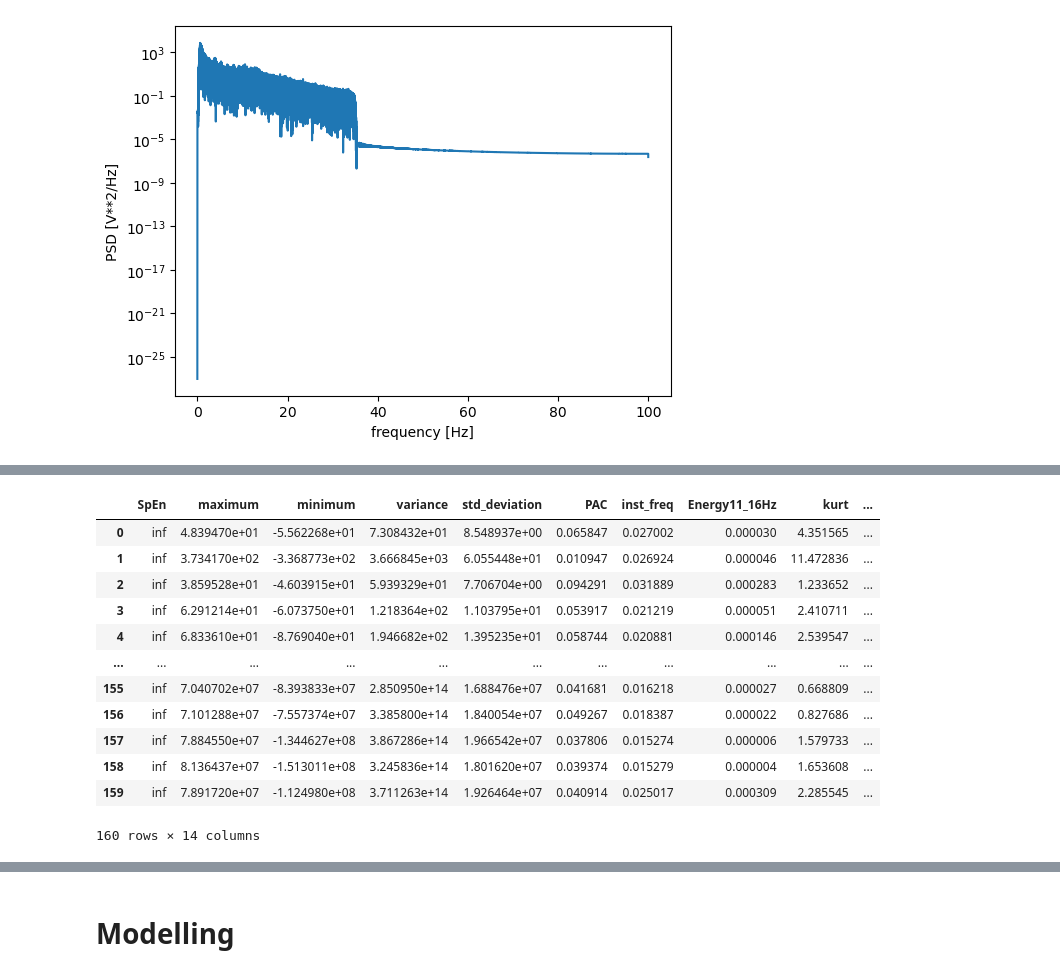
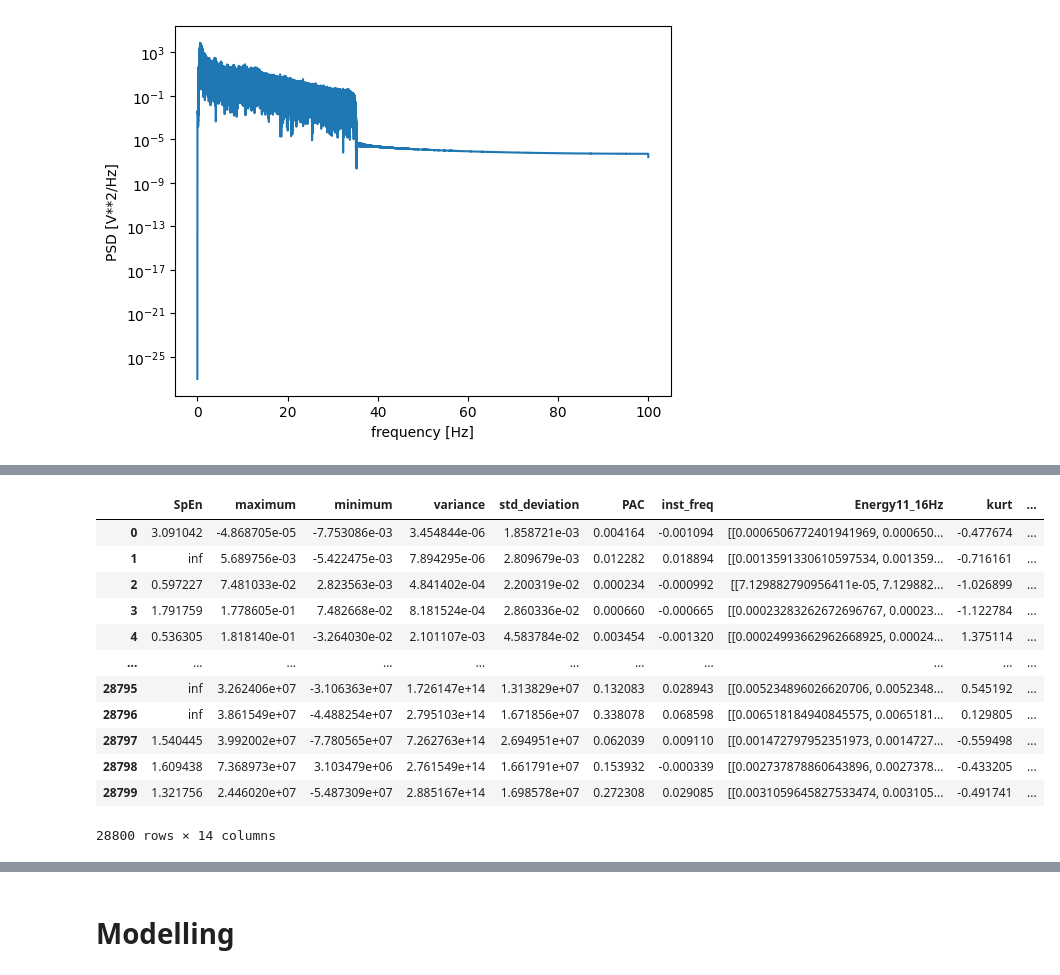
Before and after one commit to FabioLddo/personalized_sleep_spindle_detection, a Jupyter notebook: Project_Gubeli_Ippolito_Loddo.ipynb, the cells around one changed output, grey strips where cells are left out. Saved outputs shown, nothing was run; the diff lists cells and outputs as text; code cells hidden in the pictures.

```diff
--- a/Project_Gubeli_Ippolito_Loddo.ipynb
+++ b/Project_Gubeli_Ippolito_Loddo.ipynb
@@ -251,10 +291,15 @@ plt.show()
 # %%
 import numpy as np
 import pandas as pd
+import scipy
 from scipy.stats import entropy, kurtosis, skew
 from scipy.signal import hilbert, periodogram, spectrogram
+import nolds
+from PyEMD import EMD
 
-def extract_features(excerpt_signals, window_size=18000, fs=1):
+
+
+def extract_features(excerpt_signals, window_size=100, fs=200):
     # initialize an empty list to store the feature values
     feature_values = []
 
@@ -268,10 +313,10 @@ def extract_features(excerpt_signals, window_size=18000, fs=1):
         # loop through each window in the signal
         for j in range(total_windows):
             # extract the window
-            window = signal[j*window_size:(j+1)*window_size]
+            window = signal[j*window_size: (j+1)*window_size]
 
             # compute sample entropy
-            SpEn = entropy(window, 2)
+            SpEn = nolds.sampen(window, emb_dim=2, tolerance=0.05*np.std(window))
 
             # compute maximum and minimum
             maximum = np.max(window)
@@ -288,51 +333,73 @@ def extract_features(excerpt_signals, window_size=18000, fs=1):
             # compute instantaneous frequency
             inst_freq = np.mean(np.diff(np.unwrap(np.angle(hilbert(window)))))/(2*np.pi)
 
+
+            # compute energy ratio (Energy11-16Hz)
+            emd = EMD()
+            imfs = emd(window)
+
+            h_imfs = np.apply_along_axis(hilbert, axis=1, arr=imfs)
+
+            inst_freqs = np.zeros_like(h_imfs)
+            for i in range(h_imfs.shape[0]):
+                inst_freqs[i] = np.gradient(np.unwrap(np.angle(h_imfs[i])))
+
+            freqs, psd = scipy.signal.welch(window, fs=fs)
+            energies = np.zeros_like(imfs)
+            for i in range(imfs.shape[0]):
+                f_imf, p_imf = scipy.signal.welch(imfs[i], fs=fs)
+                energies[i] = np.trapz(p_imf, f_imf)
+            f_low, f_high = 11.0, 16.0
+            idx = np.where(np.logical_and(freqs >= f_low, freqs <= f_high))
+            Energy11_16Hz = np.sum(energies[:, idx], axis=1) / np.sum(energies)
+
+
+
             # compute energy ratio (Energy11-16Hz)
             f, Pxx = periodogram(window, fs=fs)
-            Energy11_16Hz = np.sum(Pxx[11:17])/np.sum(Pxx)
+            #Energy11_16Hz = np.sum(Pxx[11:17])/np.sum(Pxx)
 
             # compute kurtosis and skewness
             kurt = kurtosis(window)
             skewness = skew(window)
 
             # compute power peak (PWRpeak)
             PWRpeak = np.max(Pxx)
 
             # compute power ratio (PWRratio)
             PWRratio = np.sum(Pxx[11:17])/np.sum(Pxx[:])
 
             # compute interquartile range (IQR)
             IQR = np.subtract(*np.percentile(window, [75, 25]))
 
             # compute zero crossing
             zero_crossing = len(np.where(np.diff(np.sign(window)))[0])
 
             # append the computed feature values to the list
             feature_values.append([SpEn, maximum, minimum, variance, std_deviation, PAC, inst_freq, Energy11_16Hz,
                                    kurt, skewness, PWRpeak, PWRratio, IQR, zero_crossing])
 
     # create a pandas dataframe from the list of feature values
     feature_df = pd.DataFrame(feature_values, columns=['SpEn', 'maximum', 'minimum', 'variance', 'std_deviation',
                                                        'PAC', 'inst_freq', 'Energy11_16Hz', 'kurt', 'skewness',
                                                        'PWRpeak', 'PWRratio', 'IQR', 'zero_crossing'])
 
     return feature_df
 
 
 df_features = extract_features(excerpt_signals)
 df_features
 # %% [output]
 |  | SpEn | maximum | minimum | variance | std_deviation | PAC | inst_freq | Energy11_16Hz | kurt | ... |
-| 0 | inf | 4.839470e+01 | -5.562268e+01 | 7.308432e+01 | 8.548937e+00 | 0.065847 | 0.027002 | 0.000030 | 4.351565 | ... |
-| 1 | inf | 3.734170e+02 | -3.368773e+02 | 3.666845e+03 | 6.055448e+01 | 0.010947 | 0.026924 | 0.000046 | 11.472836 | ... |
-| 2 | inf | 3.859528e+01 | -4.603915e+01 | 5.939329e+01 | 7.706704e+00 | 0.094291 | 0.031889 | 0.000283 | 1.233652 | ... |
-| 3 | inf | 6.291214e+01 | -6.073750e+01 | 1.218364e+02 | 1.103795e+01 | 0.053917 | 0.021219 | 0.000051 | 2.410711 | ... |
-| 4 | inf | 6.833610e+01 | -8.769040e+01 | 1.946682e+02 | 1.395235e+01 | 0.058744 | 0.020881 | 0.000146 | 2.539547 | ... |
+| 0 | 3.091042 | -4.868705e-05 | -7.753086e-03 | 3.454844e-06 | 1.858721e-03 | 0.004164 | -0.001094 | [[0.0006506772401941969, 0.000650... | -0.477674 | ... |
+| 1 | inf | 5.689756e-03 | -5.422475e-03 | 7.894295e-06 | 2.809679e-03 | 0.012282 | 0.018894 | [[0.0013591330610597534, 0.001359... | -0.716161 | ... |
+| 2 | 0.597227 | 7.481033e-02 | 2.823563e-03 | 4.841402e-04 | 2.200319e-02 | 0.000234 | -0.000992 | [[7.129882790956411e-05, 7.129882... | -1.026899 | ... |
+| 3 | 1.791759 | 1.778605e-01 | 7.482668e-02 | 8.181524e-04 | 2.860336e-02 | 0.000660 | -0.000665 | [[0.00023283262672696767, 0.00023... | -1.122784 | ... |
+| 4 | 0.536305 | 1.818140e-01 | -3.264030e-02 | 2.101107e-03 | 4.583784e-02 | 0.003454 | -0.001320 | [[0.00024993662962668925, 0.00024... | 1.375114 | ... |
 | ... | ... | ... | ... | ... | ... | ... | ... | ... | ... | ... |
-| 155 | inf | 7.040702e+07 | -8.393833e+07 | 2.850950e+14 | 1.688476e+07 | 0.041681 | 0.016218 | 0.000027 | 0.668809 | ... |
-| 156 | inf | 7.101288e+07 | -7.557374e+07 | 3.385800e+14 | 1.840054e+07 | 0.049267 | 0.018387 | 0.000022 | 0.827686 | ... |
-| 157 | inf | 7.884550e+07 | -1.344627e+08 | 3.867286e+14 | 1.966542e+07 | 0.037806 | 0.015274 | 0.000006 | 1.579733 | ... |
-| 158 | inf | 8.136437e+07 | -1.513011e+08 | 3.245836e+14 | 1.801620e+07 | 0.039374 | 0.015279 | 0.000004 | 1.653608 | ... |
-| 159 | inf | 7.891720e+07 | -1.124980e+08 | 3.711263e+14 | 1.926464e+07 | 0.040914 | 0.025017 | 0.000309 | 2.285545 | ... |
+| 28795 | inf | 3.262406e+07 | -3.106363e+07 | 1.726147e+14 | 1.313829e+07 | 0.132083 | 0.028943 | [[0.005234896026620706, 0.0052348... | 0.545192 | ... |
+| 28796 | inf | 3.861549e+07 | -4.488254e+07 | 2.795103e+14 | 1.671856e+07 | 0.338078 | 0.068598 | [[0.006518184940845575, 0.0065181... | 0.129805 | ... |
+| 28797 | 1.540445 | 3.992002e+07 | -7.780565e+07 | 7.262763e+14 | 2.694951e+07 | 0.062039 | 0.009110 | [[0.001472797952351973, 0.0014727... | -0.559498 | ... |
+| 28798 | 1.609438 | 7.368973e+07 | 3.103479e+06 | 2.761549e+14 | 1.661791e+07 | 0.153932 | -0.000339 | [[0.002737878860643896, 0.0027378... | -0.433205 | ... |
+| 28799 | 1.321756 | 2.446020e+07 | -5.487309e+07 | 2.885167e+14 | 1.698578e+07 | 0.272308 | 0.029085 | [[0.0031059645827533474, 0.003105... | -0.491741 | ... |
-160 rows × 14 columns
+28800 rows × 14 columns
```
Also changed, not shown: parts of 11 cells of this notebook, 1 other file.
